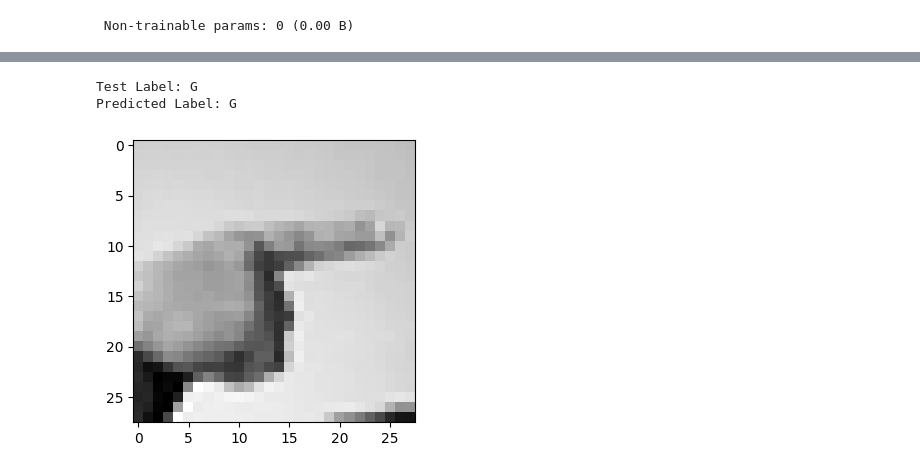
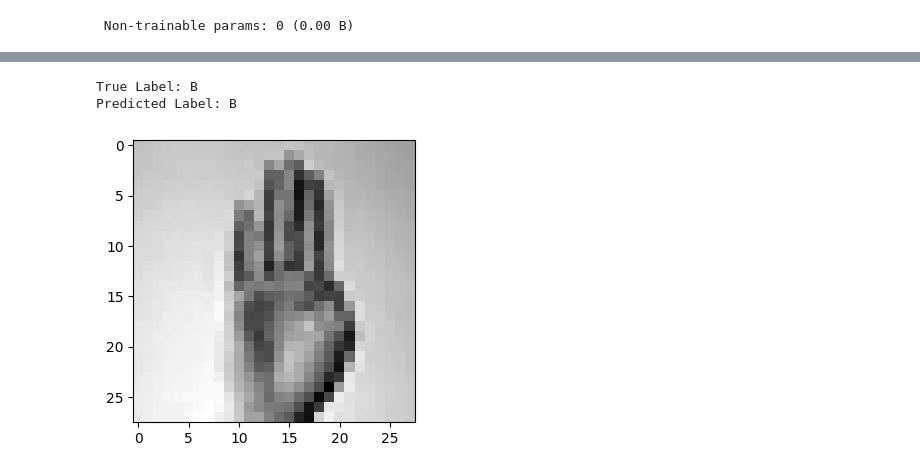
Before and after one commit to DuyAnh628/cnn_mnist, a Jupyter notebook: cnn.ipynb, the cells around one changed output, grey strips where cells are left out. Saved outputs shown, nothing was run; the diff lists cells and outputs as text; code cells hidden in the pictures.

```diff
--- a/cnn.ipynb
+++ b/cnn.ipynb
@@ -292,12 +293,12 @@ plot_confusion_matrix(test_label,vgg_predictions)
 # %%
 random_number_vgg = random.randrange(0,len(test_set))
-print("Test Label:", return_alphabet(int(test_label[random_number][0])))
-print("Predicted Label:", return_alphabet(vgg_predictions[random_number]))
-show_images(test_set[random_number])
+print("True Label:", return_alphabet(int(test_label[random_number_vgg][0])))
+print("Predicted Label:", return_alphabet(vgg_predictions[random_number_vgg]))
+show_images(test_set[random_number_vgg])
 # %% [output]
-Test Label: G
-Predicted Label: G
+True Label: B
+Predicted Label: B
-[figure, old version]
+[figure, new version]
 # %%
 from sklearn.metrics import f1_score, accuracy_score, recall_score, precision_score, classification_report
 
```
Also changed, not shown: parts of 12 cells of this notebook.
